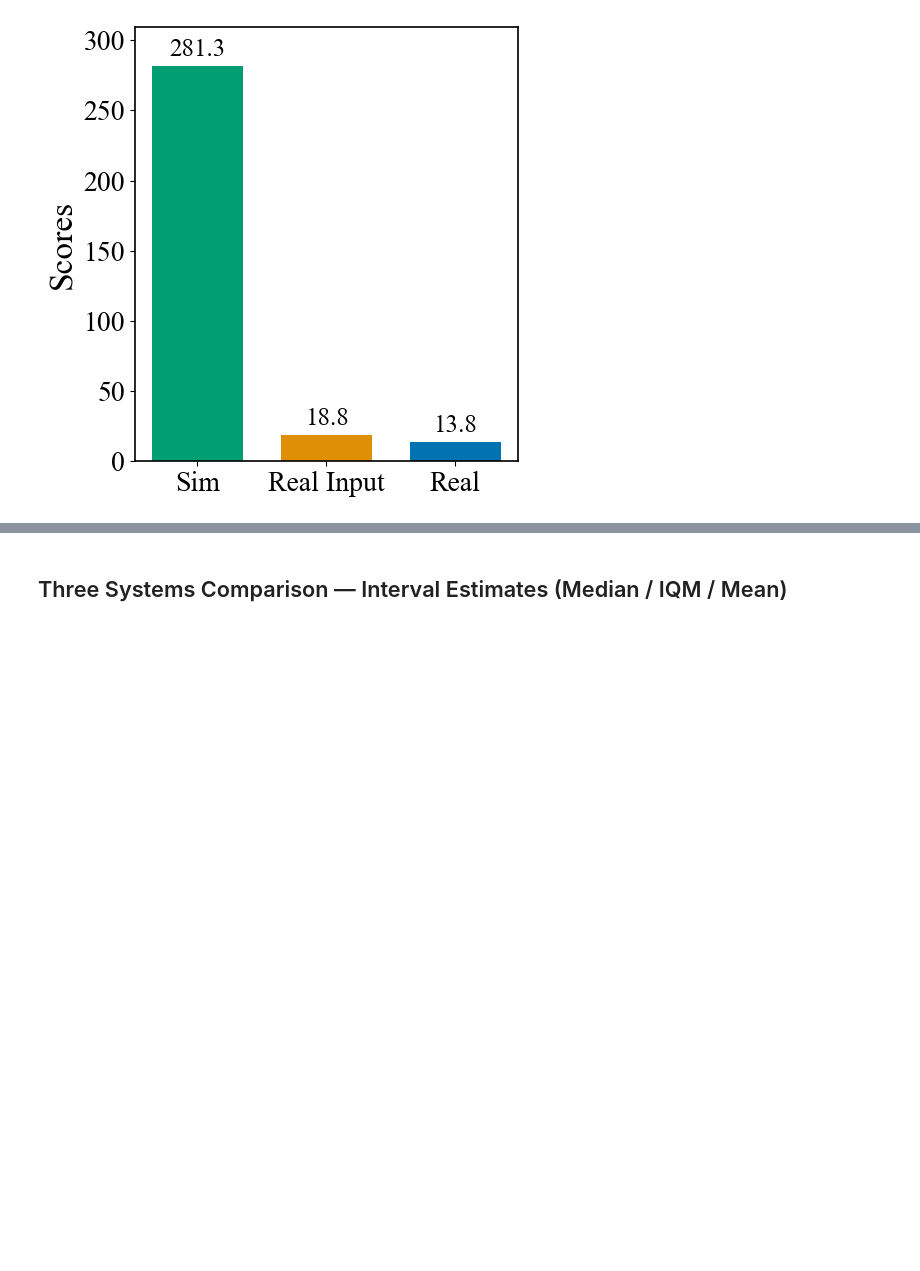
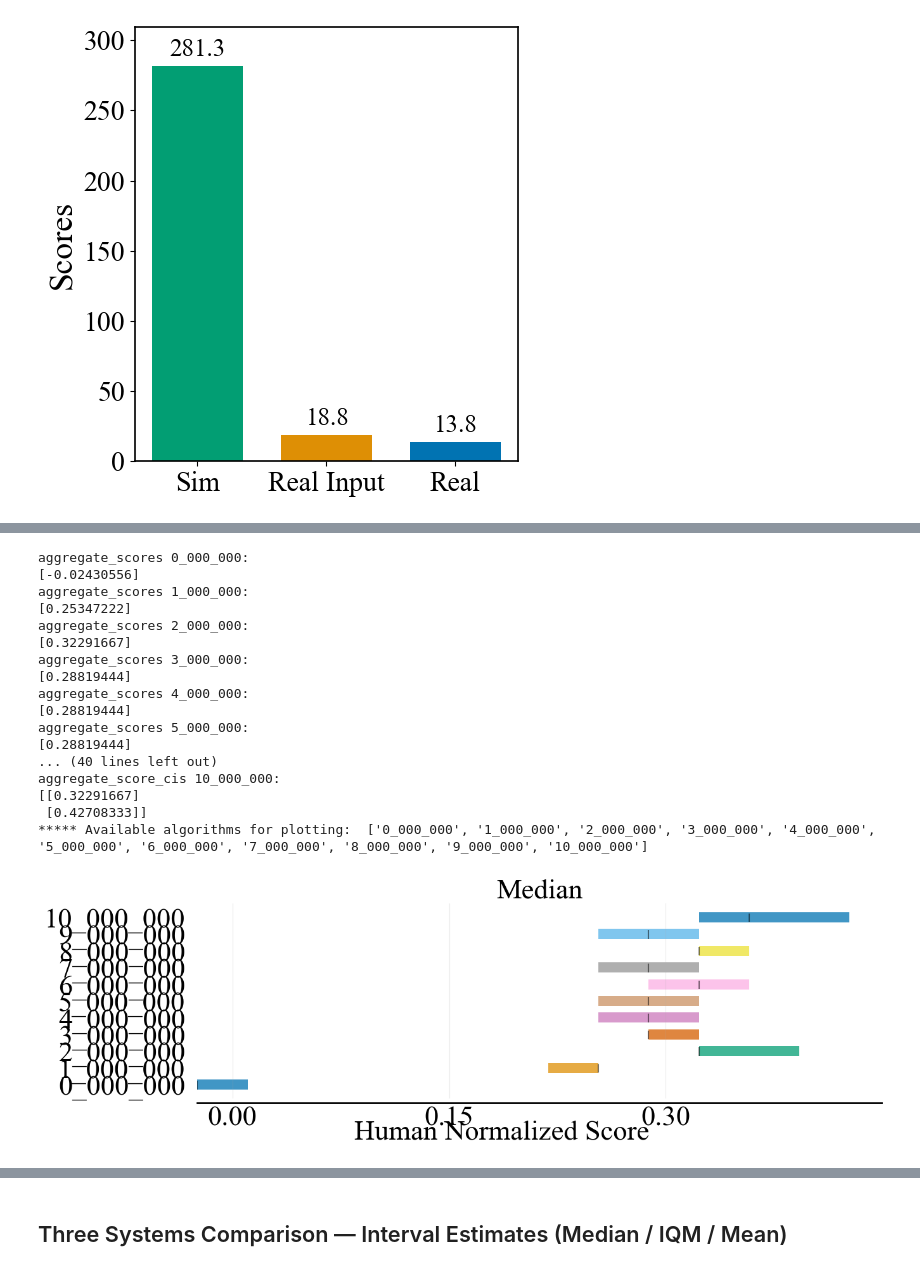
Before and after one commit to RongpingZhou/data_and_plot, a Jupyter notebook: plot.ipynb, the cells around one changed output, grey strips where cells are left out. Drawn from its saved outputs; the diff is of its cells as text; code cells hidden in the pictures; blank space fills up the shorter version.

```diff
--- a/plot.ipynb
+++ b/plot.ipynb
@@ -739,0 +1149,55 @@ bar_colors: [(0.00784313725490196, 0.6196078431372549, 0.45098039215686275), (0.
+# %%
+aggregate_func = lambda x: np.array([
+    metrics.aggregate_median(x)])
+
+aggregate_scores, aggregate_score_cis = rly.get_interval_estimates(hns_dict, aggregate_func, reps=50000)
+
+for key, value in aggregate_scores.items():
+    print(f"aggregate_scores {key}: ")
+    print(f"{value}")
+
+for key, value in aggregate_score_cis.items():
+    print(f"aggregate_score_cis {key}: ")
+    print(f"{value}")
+
+# Use only the algorithms that actually have data
+available_algorithms = list(hns_dict.keys())
+print("*"*5 + " Available algorithms for plotting: ", available_algorithms)
+
+fig3, ax3 = plot_utils.plot_interval_estimates(
+    aggregate_scores,
+    aggregate_score_cis,
+    metric_names=['Median'],
+    algorithms=available_algorithms,
+    subfigure_width=3.4,
+    row_height=1.0,
+    xlabel_y_coordinate=-0.05,
+    xlabel='Human Normalized Score')
+
+fig3.set_size_inches(12, 4)
+
+plt.figure(fig3.number)
+
+fig3.savefig("hns_median_all_data.pdf", dpi=300, bbox_inches='tight')
+
+plt.pause(0.1)
+plt.show()
+# %% [output]
+aggregate_scores 0_000_000:
+[-0.02430556]
+aggregate_scores 1_000_000:
+[0.25347222]
+aggregate_scores 2_000_000:
+[0.32291667]
+aggregate_scores 3_000_000:
+[0.28819444]
+aggregate_scores 4_000_000:
+[0.28819444]
+aggregate_scores 5_000_000:
+[0.28819444]
+... (40 lines left out)
+aggregate_score_cis 10_000_000:
+[[0.32291667]
+ [0.42708333]]
+***** Available algorithms for plotting:  ['0_000_000', '1_000_000', '2_000_000', '3_000_000', '4_000_000', '5_000_000', '6_000_000', '7_000_000', '8_000_000', '9_000_000', '10_000_000']
+[figure, added]
```
Also changed, not shown: parts of 19 cells of this notebook, 43 other files.
